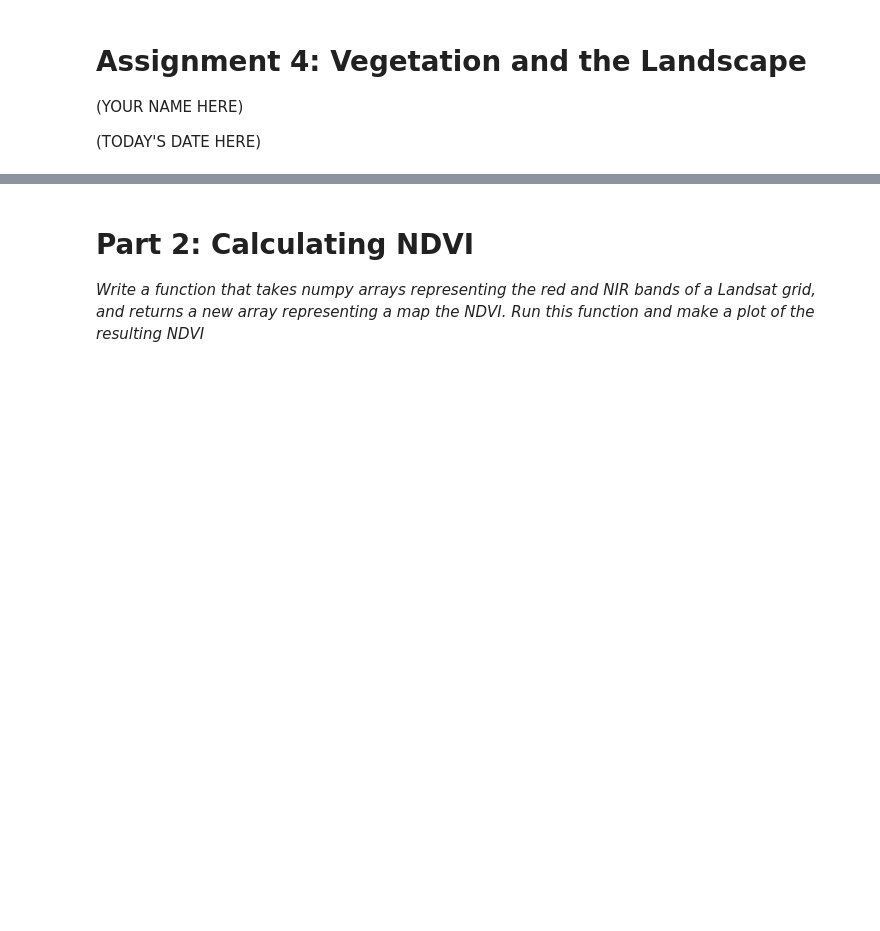
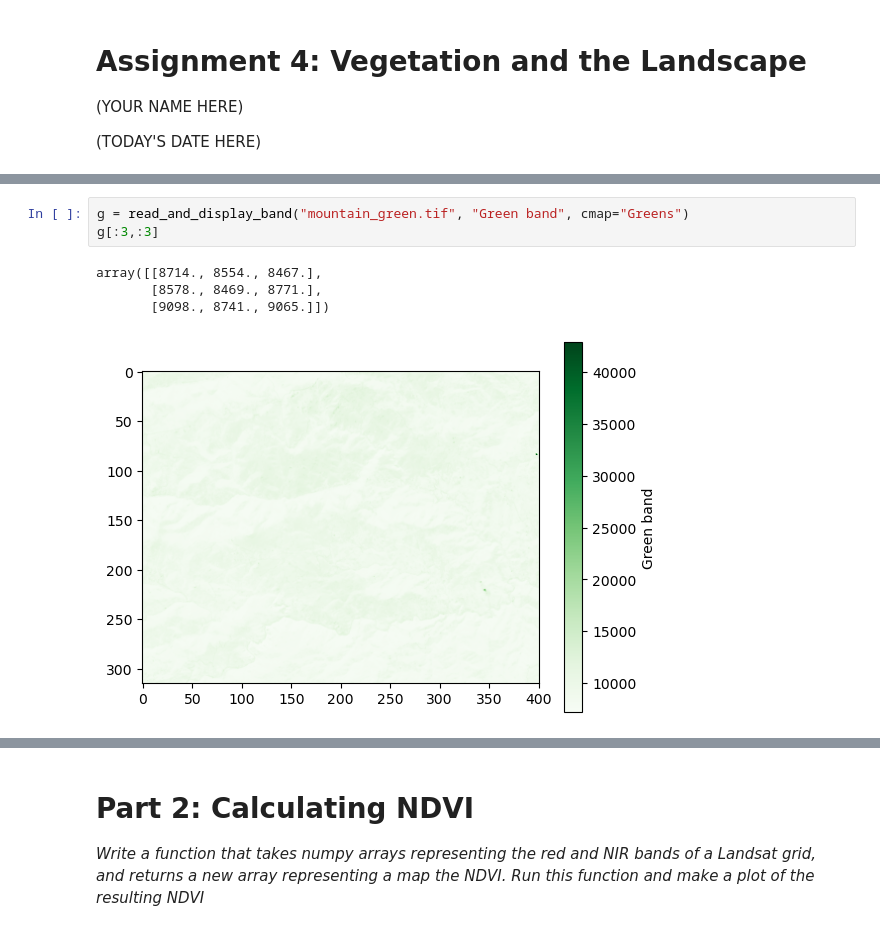
Before and after one commit to IntroPythonEarthsciCUBoulder/intro_py_earthsci_fall_semester2025, a Jupyter notebook: Assignments/assignment4_mapping_with_landsat.ipynb, the cells around one changed output, grey strips where cells are left out. Cells and saved outputs as stored; diff of their text form; blank space fills up the shorter version.

```diff
--- a/Assignments/assignment4_mapping_with_landsat.ipynb
+++ b/Assignments/assignment4_mapping_with_landsat.ipynb
@@ -28,0 +54,8 @@ All data files have the UTM zone 13N coordinate system.  Which means that units
+# %%
+g = read_and_display_band("mountain_green.tif", "Green band", cmap="Greens")
+g[:3,:3]
+# %% [output]
+array([[8714., 8554., 8467.],
+       [8578., 8469., 8771.],
+       [9098., 8741., 9065.]])
+[figure, added]
```
Also changed, not shown: parts of 25 cells of this notebook, 4 other files.
